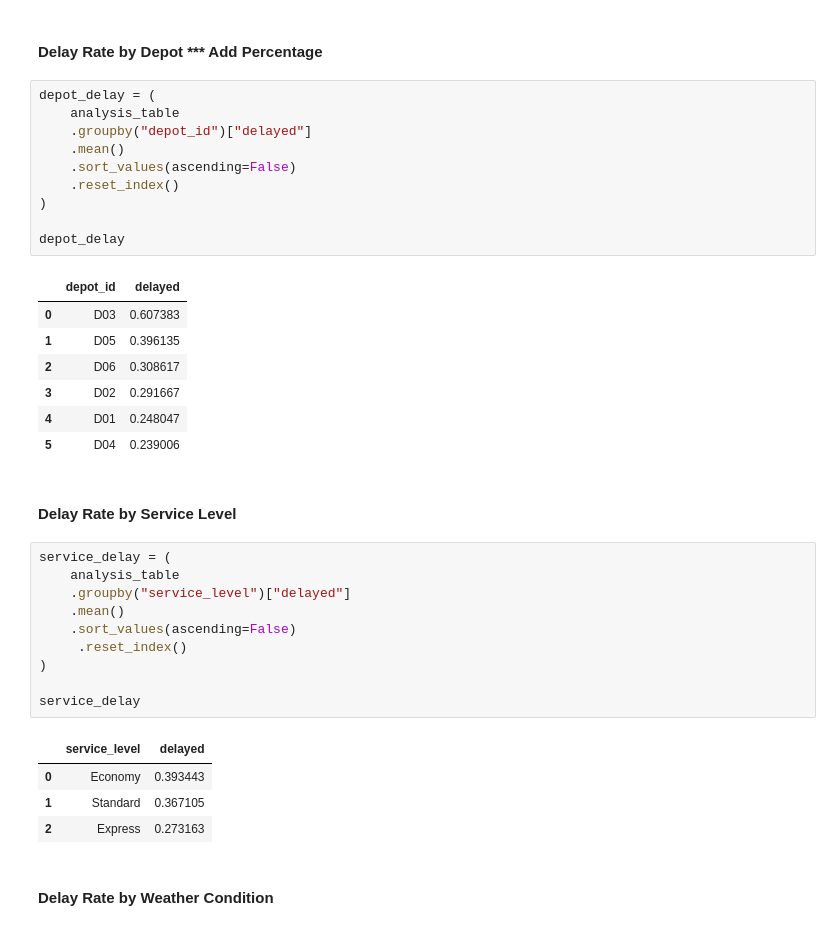
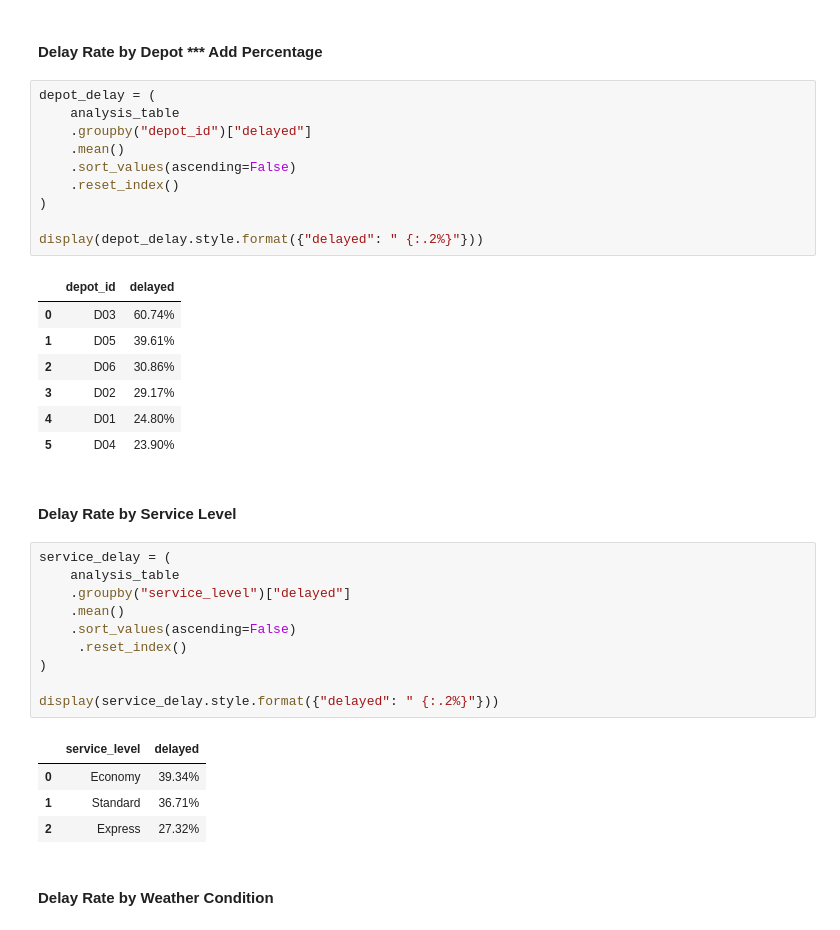
Before and after one commit to ctackitt30/Team_4_CDS_Project, a Jupyter notebook: Team_4_CDS_Capstone.ipynb, the cells around one changed output. Cells and saved outputs as stored; diff of their text form.

```diff
--- a/Team_4_CDS_Capstone.ipynb
+++ b/Team_4_CDS_Capstone.ipynb
@@ -485,21 +487,21 @@ Overall Delay Rate: 35.50%
 # %%
 depot_delay = (
     analysis_table
     .groupby("depot_id")["delayed"]
     .mean()
     .sort_values(ascending=False)
     .reset_index()
 )
 
-depot_delay
+display(depot_delay.style.format({"delayed": " {:.2%}"}))
 # %% [output]
 |  | depot_id | delayed |
-| 0 | D03 | 0.607383 |
-| 1 | D05 | 0.396135 |
-| 2 | D06 | 0.308617 |
-| 3 | D02 | 0.291667 |
-| 4 | D01 | 0.248047 |
-| 5 | D04 | 0.239006 |
+| 0 | D03 | 60.74% |
+| 1 | D05 | 39.61% |
+| 2 | D06 | 30.86% |
+| 3 | D02 | 29.17% |
+| 4 | D01 | 24.80% |
+| 5 | D04 | 23.90% |
 # %% [markdown]
 #### Delay Rate by Service Level
 # %%
@@ -511,12 +513,12 @@ service_delay = (
      .reset_index()
 )
 
-service_delay
+display(service_delay.style.format({"delayed": " {:.2%}"}))
 # %% [output]
 |  | service_level | delayed |
-| 0 | Economy | 0.393443 |
-| 1 | Standard | 0.367105 |
-| 2 | Express | 0.273163 |
+| 0 | Economy | 39.34% |
+| 1 | Standard | 36.71% |
+| 2 | Express | 27.32% |
 # %% [markdown]
 #### Delay Rate by Weather Condition
 # %%
```
Also changed, not shown: parts of 22 cells of this notebook.
